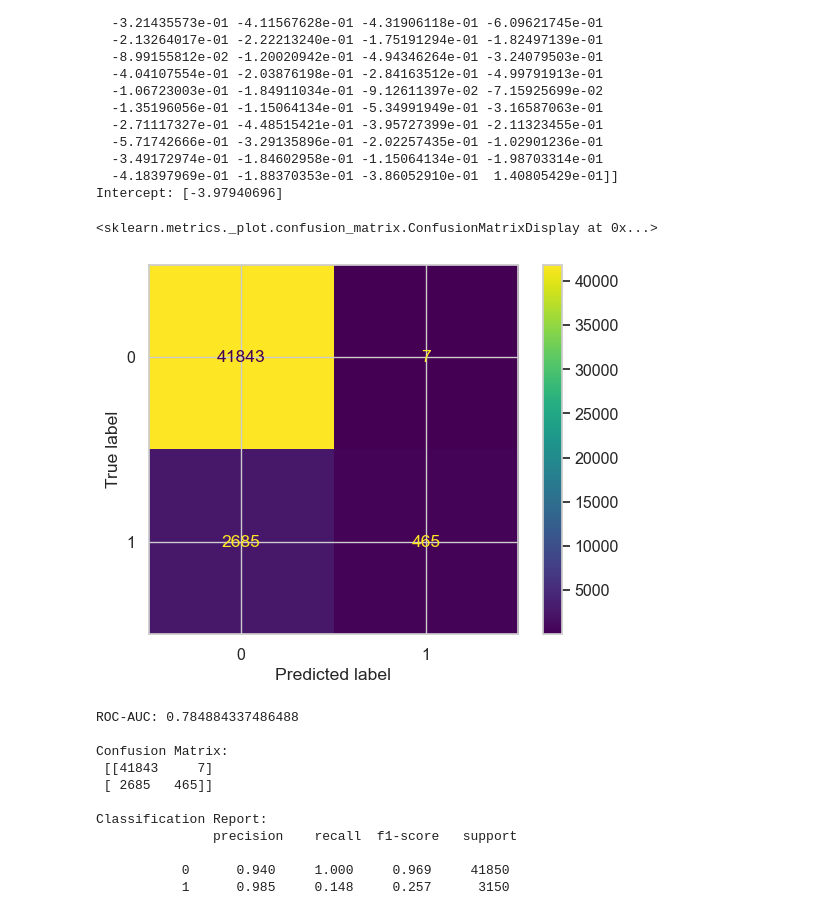
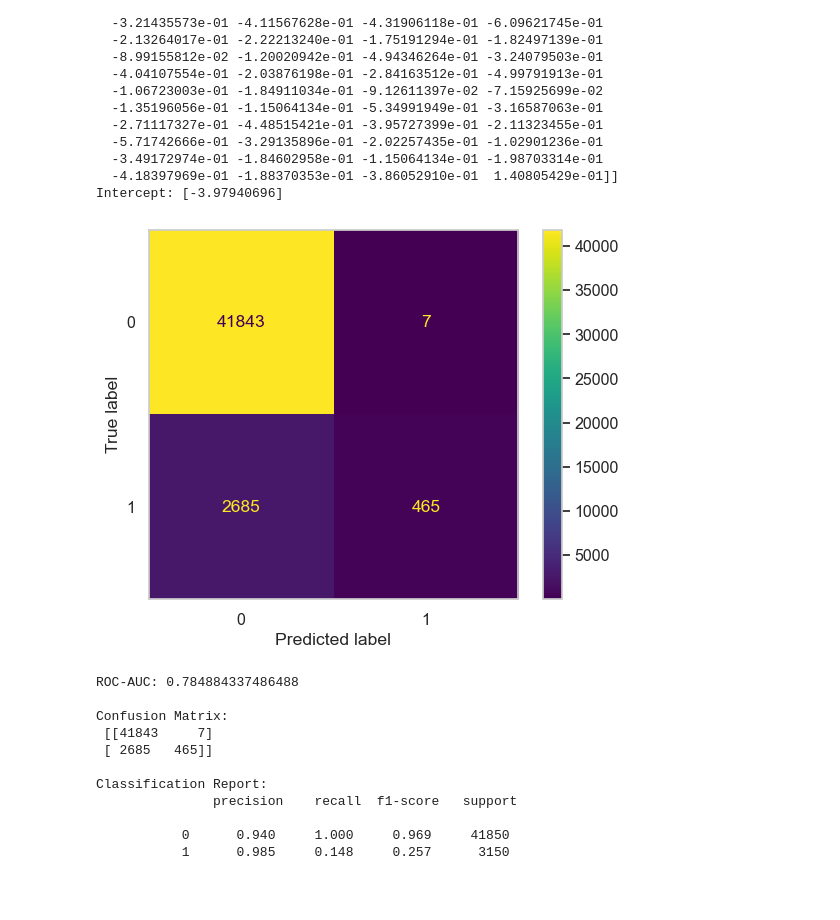
Before and after one commit to traha-89/Portafoglio, a Jupyter notebook: Uber Ride Cancellation Prediction/uber_ride_cancel_pred.ipynb, the cells around one changed output. Drawn from its saved outputs; the diff is of its cells as text; code cells hidden in the pictures.

```diff
--- a/Uber Ride Cancellation Prediction/uber_ride_cancel_pred.ipynb
+++ b/Uber Ride Cancellation Prediction/uber_ride_cancel_pred.ipynb
@@ -759,11 +759,12 @@ y_prob = clf.predict_proba(X_test_scaled)[:, 1]
 # %%
 # Confusion matrix
 cm = metrics.confusion_matrix(y_test, y_pred, labels=clf.classes_)
 disp = metrics.ConfusionMatrixDisplay(confusion_matrix=cm, display_labels=clf.classes_)
 disp.plot()
+plt.grid(False)
+plt.show()
 # %% [output]
-<sklearn.metrics._plot.confusion_matrix.ConfusionMatrixDisplay at 0x...>
-[figure, old version]
+[figure, new version]
 # %%
 
 # 3. Evaluation metrics
```
Also changed, not shown: parts of 3 cells of this notebook.
